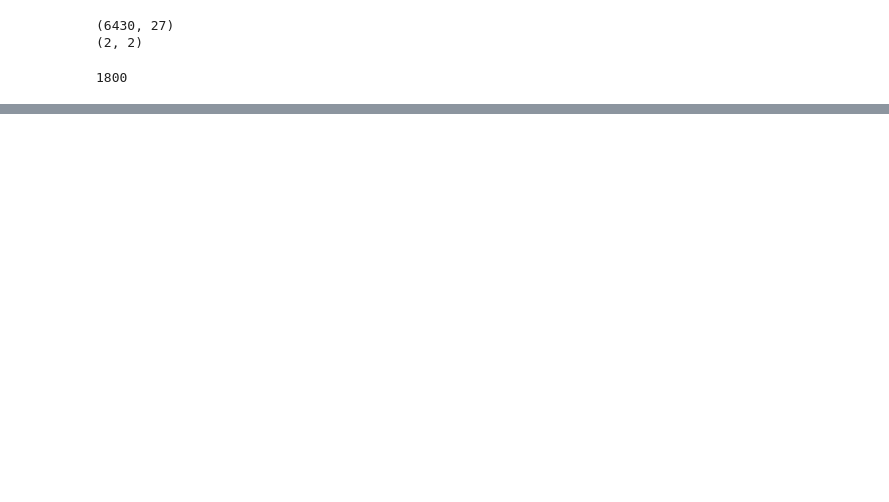
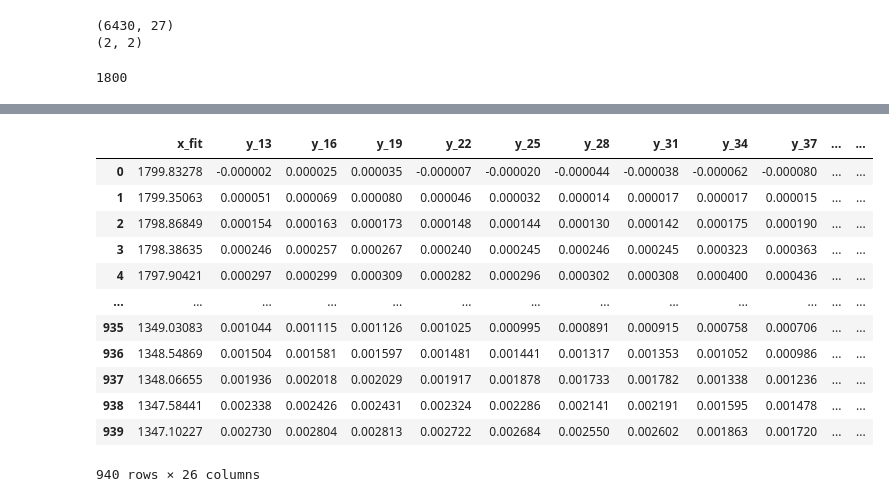
Before and after one commit to avrabyt/FTIR-fit, a Jupyter notebook: main4_copy.ipynb, the cells around one changed output, grey strips where cells are left out. Drawn from its saved outputs; the diff is of its cells as text; code cells hidden in the pictures; blank space fills up the shorter version.

```diff
--- a/main4_copy.ipynb
+++ b/main4_copy.ipynb
@@ -194,0 +120,37 @@ np.shape(y_base)
+# %%
+# Spectral corrections
+x = data['x'].to_numpy()
+data_corr_trim = pd.DataFrame()
+data_base = pd.DataFrame()
+data_corr = pd.DataFrame()
+data_corr = pd.concat([data_corr,data['x']], axis = 1)
+data_base = pd.concat([data_base,data['x']], axis = 1)
+for col in data.columns:
+    if col != 'x':
+        y = data[col].to_numpy()
+        y_corr, y_base = rp.baseline(x,y,roi,'poly',polynomial_order=3)
+        data_corr = pd.concat([data_corr,pd.DataFrame(y_corr,columns=[col])], axis=1)
+        data_base = pd.concat([data_base,pd.DataFrame(y_base,columns=[col])], axis=1)
+
+        x_fit = pd.DataFrame(x[np.where((x > roi[0,0])&(x < roi[1,1]))], columns= ['x_fit'])
+        y_fit = pd.DataFrame(y_corr[np.where((x > roi[0,0])&(x < roi[1,1]))],columns=[col])
+
+        if 'x_fit' in data_corr_trim.columns:
+            data_corr_trim = pd.concat([data_corr_trim,y_fit],axis=1)
+        else:
+            data_corr_trim = pd.concat([data_corr_trim,x_fit], axis = 1)
+data_corr_trim
+# %% [output]
+|  | x_fit | y_13 | y_16 | y_19 | y_22 | y_25 | y_28 | y_31 | y_34 | y_37 | ... | ... |
+| 0 | 1799.83278 | -0.000002 | 0.000025 | 0.000035 | -0.000007 | -0.000020 | -0.000044 | -0.000038 | -0.000062 | -0.000080 | ... | ... |
+| 1 | 1799.35063 | 0.000051 | 0.000069 | 0.000080 | 0.000046 | 0.000032 | 0.000014 | 0.000017 | 0.000017 | 0.000015 | ... | ... |
+| 2 | 1798.86849 | 0.000154 | 0.000163 | 0.000173 | 0.000148 | 0.000144 | 0.000130 | 0.000142 | 0.000175 | 0.000190 | ... | ... |
+| 3 | 1798.38635 | 0.000246 | 0.000257 | 0.000267 | 0.000240 | 0.000245 | 0.000246 | 0.000245 | 0.000323 | 0.000363 | ... | ... |
+| 4 | 1797.90421 | 0.000297 | 0.000299 | 0.000309 | 0.000282 | 0.000296 | 0.000302 | 0.000308 | 0.000400 | 0.000436 | ... | ... |
+| ... | ... | ... | ... | ... | ... | ... | ... | ... | ... | ... | ... | ... |
+| 935 | 1349.03083 | 0.001044 | 0.001115 | 0.001126 | 0.001025 | 0.000995 | 0.000891 | 0.000915 | 0.000758 | 0.000706 | ... | ... |
+| 936 | 1348.54869 | 0.001504 | 0.001581 | 0.001597 | 0.001481 | 0.001441 | 0.001317 | 0.001353 | 0.001052 | 0.000986 | ... | ... |
+| 937 | 1348.06655 | 0.001936 | 0.002018 | 0.002029 | 0.001917 | 0.001878 | 0.001733 | 0.001782 | 0.001338 | 0.001236 | ... | ... |
+| 938 | 1347.58441 | 0.002338 | 0.002426 | 0.002431 | 0.002324 | 0.002286 | 0.002141 | 0.002191 | 0.001595 | 0.001478 | ... | ... |
+| 939 | 1347.10227 | 0.002730 | 0.002804 | 0.002813 | 0.002722 | 0.002684 | 0.002550 | 0.002602 | 0.001863 | 0.001720 | ... | ... |
+940 rows × 26 columns
```
Also changed, not shown: parts of 10 cells of this notebook, 4 other files.
